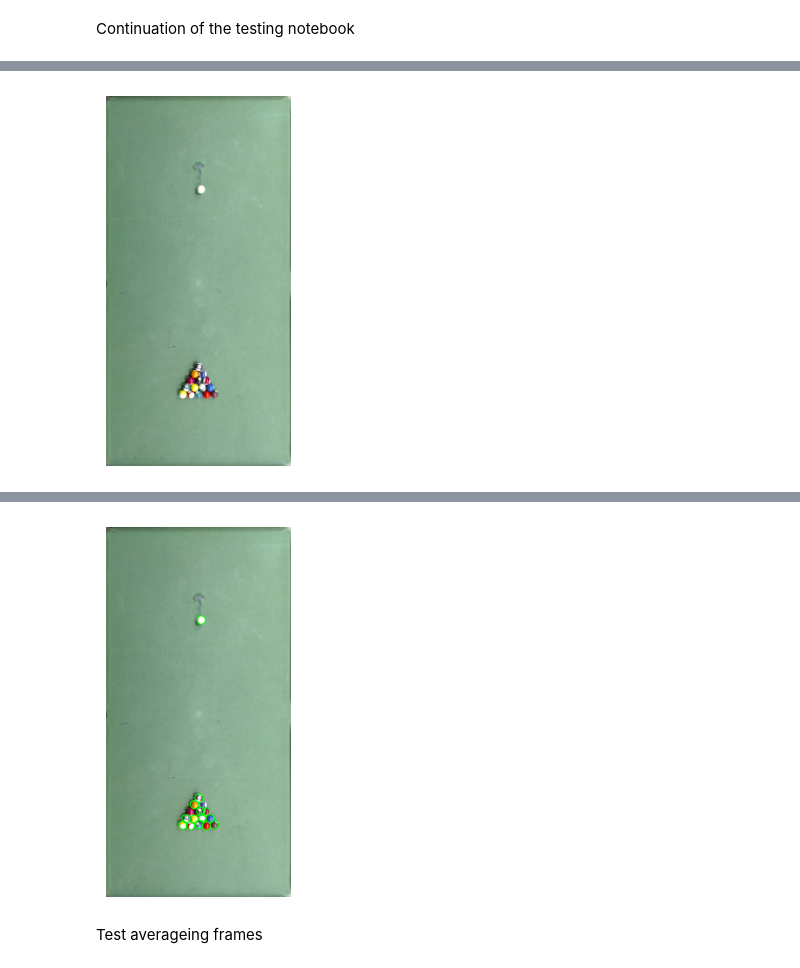
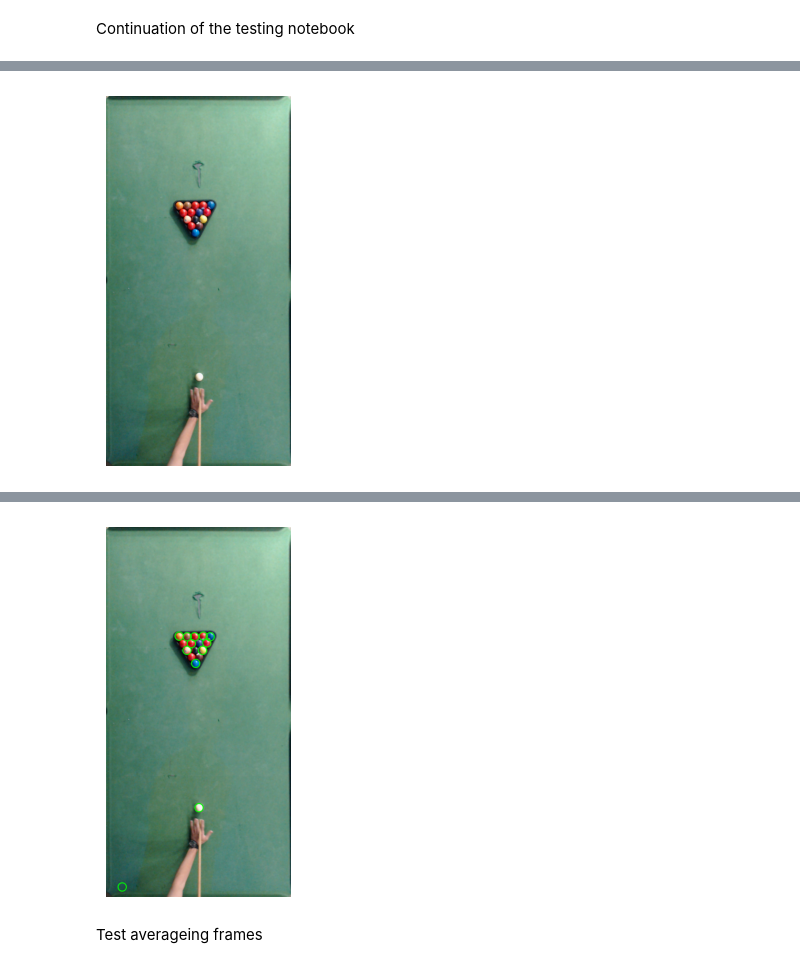
Before and after one commit to yoavstrugo/PerfectSwish, a Jupyter notebook: perfectswish/object_detection/balls_detection.ipynb, the cells around one changed output, grey strips where cells are left out. Cells and saved outputs as stored; diff of their text form; code cells hidden in the pictures.

```diff
--- a/perfectswish/object_detection/balls_detection.ipynb
+++ b/perfectswish/object_detection/balls_detection.ipynb
@@ -39,12 +39,12 @@ def draw_circles(image, circles):
     return image
 # %%
 
-video_path = r"detect_objects_test_images\test_video.mp4"
+video_path = r"detect_objects_test_images\full_balls_no_green.mp4"
 cap = cv2.VideoCapture(video_path)
 ret, frame = cap.read()
 cap.release()
 
-rect = [61, 944, 91, 68, 1860, 38, 1890, 937]
+rect = [72, 972, 105, 127, 1800, 152, 1817, 1005]
 cropped_image = transform_board(frame, rect)
 show_im(cropped_image)
 # %% [output]
@@ -120,38 +139,61 @@ def hough_circles(image, min_radius, max_radius, min_dist, param1, param2):
     return circles
 
 
-def find_balls(image, return_intermediates=False):
+def find_balls(image, new_color=[0,0,0], return_intermediates=False):
     # Remove green from the image
-    no_green = remove_green(image)
+    no_green_ = remove_green(image, new_color=new_color)
     # Remove white pixels
-    no_white = remove_white(no_green)
+    # no_white = remove_white(no_green)
     # Apply bilateral filter
-    bilat = bilateral_filter(no_white)
+    bilat_ = bilateral_filter(no_green_)
     # Apply canny edge detection
-    canny = canny_edge_detection(bilat)
+    canny_ = canny_edge_detection(bilat_)
     # Apply hough circles
-    circles = hough_circles(canny, 15, 30, 20, 50, 30)
+    circles = hough_circles(canny_, 15, 30, 20, 50, 30)
     # return only the xy coordinates of the circles:
     if circles is not None:
         circles = circles[0, :][:, :2]
+        circles = np.unique(circles, axis=0)
 
     if return_intermediates:
         # Return the intermediate results and the final circles
-        return image, circles
+        fig, ax = plt.subplots(1, 4, figsize=(20, 10))
+        ax[0].imshow(cv2.cvtColor(no_green_, cv2.COLOR_BGR2RGB))
+        ax[0].axis('off')
+        ax[0].set_title("No green")
+        ax[1].imshow(cv2.cvtColor(bilat_, cv2.COLOR_BGR2RGB))
+        ax[1].axis('off')
+        ax[1].set_title("Bilateral filter")
+        ax[2].imshow(canny_, cmap='gray')
+        ax[2].axis('off')
+        ax[2].set_title("Canny edge detection")
+        balls = find_balls(image, new_color=[0, 255, 0])
+        ax[3].imshow(draw_circles(image, balls), cmap='gray')
+        ax[3].axis('off')
+        ax[3].set_title("Hough circles")
+
+        # make the plot a numpy image
+        fig.canvas.draw()
+        data = np.frombuffer(fig.canvas.tostring_rgb(), dtype=np.uint8)
+        data = data.reshape(fig.canvas.get_width_height()[::-1] + (3,))
+        plt.close(fig)
+        return data, circles
     else:
         return circles
 # %%
-video_path = r"detect_objects_test_images\test_video.mp4"
+video_path = r"detect_objects_test_images\full_balls_no_green.mp4"
 cap = cv2.VideoCapture(video_path)
 ret, frame = cap.read()
 cap.release()
 
-rect = [61, 944, 91, 68, 1860, 38, 1890, 937]
+rect = [72, 972, 105, 127, 1800, 152, 1817, 1005]
 cropped_image = transform_board(frame, rect)
+
 show_im(cropped_image)
 
 circles = find_balls(cropped_image)
+
 print(circles)
 show_im(draw_circles(cropped_image, circles))
 # %% [output]
-[figure, old version]
+[figure, new version]
@@ -175,4 +217,4 @@ show_im(draw_circles(cropped_image, circles))
-[figure, old version]
+[figure, new version]
 # %% [markdown]
 Test averageing frames
 # %%
```
Also changed, not shown: parts of 11 cells of this notebook, 4 other files.
